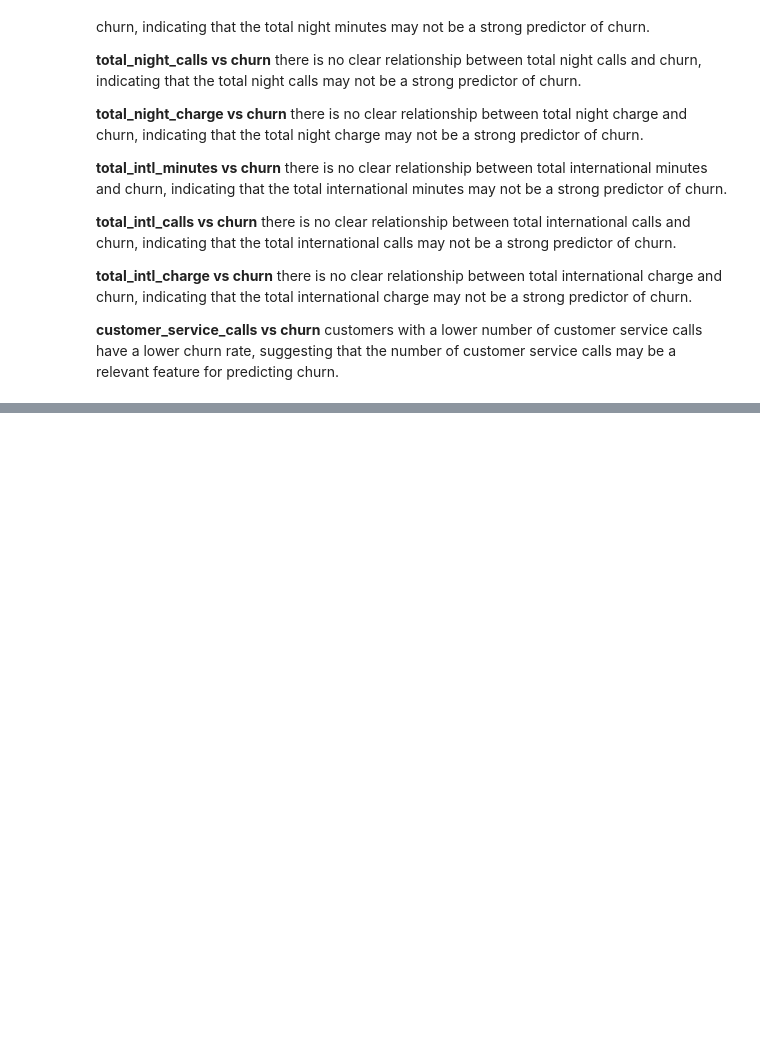
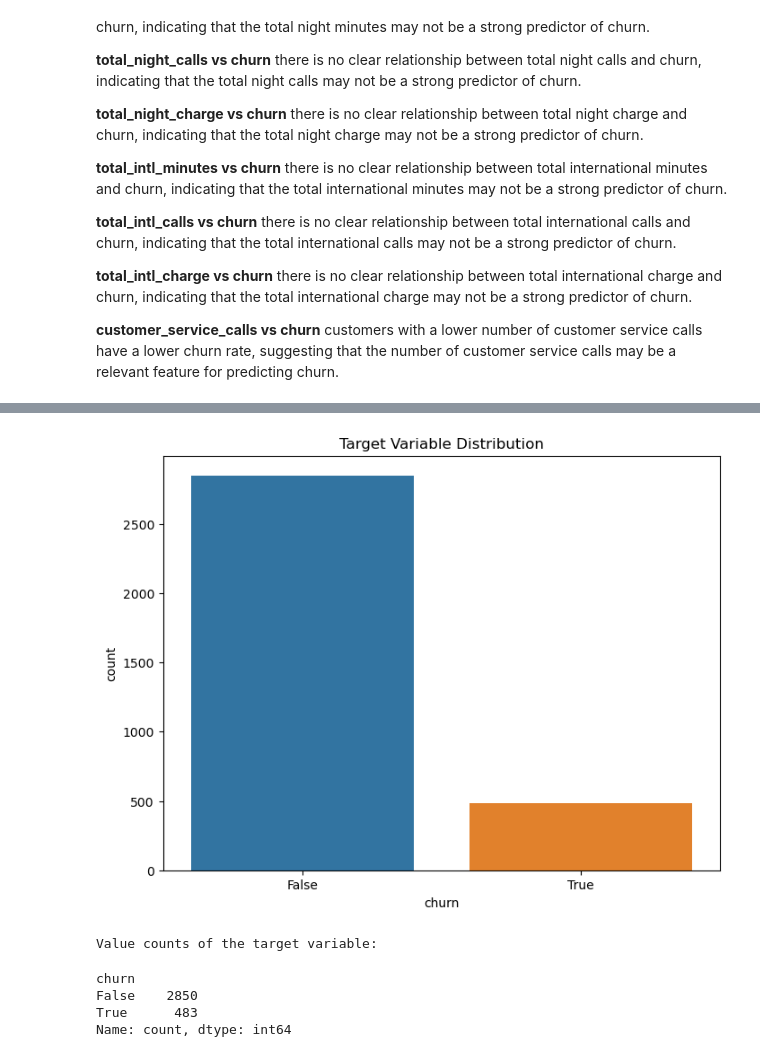
Before and after one commit to mbuvimuia/SyriaTel_Customer_Churn_Prediction, a Jupyter notebook: index.ipynb, the cells around one changed output, grey strips where cells are left out. Saved outputs shown, nothing was run; the diff lists cells and outputs as text; code cells hidden in the pictures; blank space fills up the shorter version.

```diff
--- a/index.ipynb
+++ b/index.ipynb
@@ -228,7 +231,7 @@ analysis.univariate_analysis(data.columns)
 - **Churn** is binary and shows that the majority of customers have not churned. This indicates an imbalance in the target variable, which should be considered when building predictive models.
 # %%
 # Drop phone number column (not useful for analysis)
-data = data.drop('phone_number', axis=1, inplace=True)
+data.drop('phone_number', axis=1, inplace=True)
 # %%
 # Bivariate Analysis
 analysis.bivariate_analysis(target='churn')
@@ -274,0 +311,14 @@ analysis.bivariate_analysis(target='churn')
+# %%
+# Imbalance in the target variable
+analysis.check_imbalance(data['churn'])
+
+# print value counts of the target variable
+print("Value counts of the target variable:")
+data['churn'].value_counts()
+# %% [output]
+[figure, added]
+Value counts of the target variable:
+churn
+False    2850
+True      483
+Name: count, dtype: int64
```
Also changed, not shown: parts of 46 cells of this notebook.
